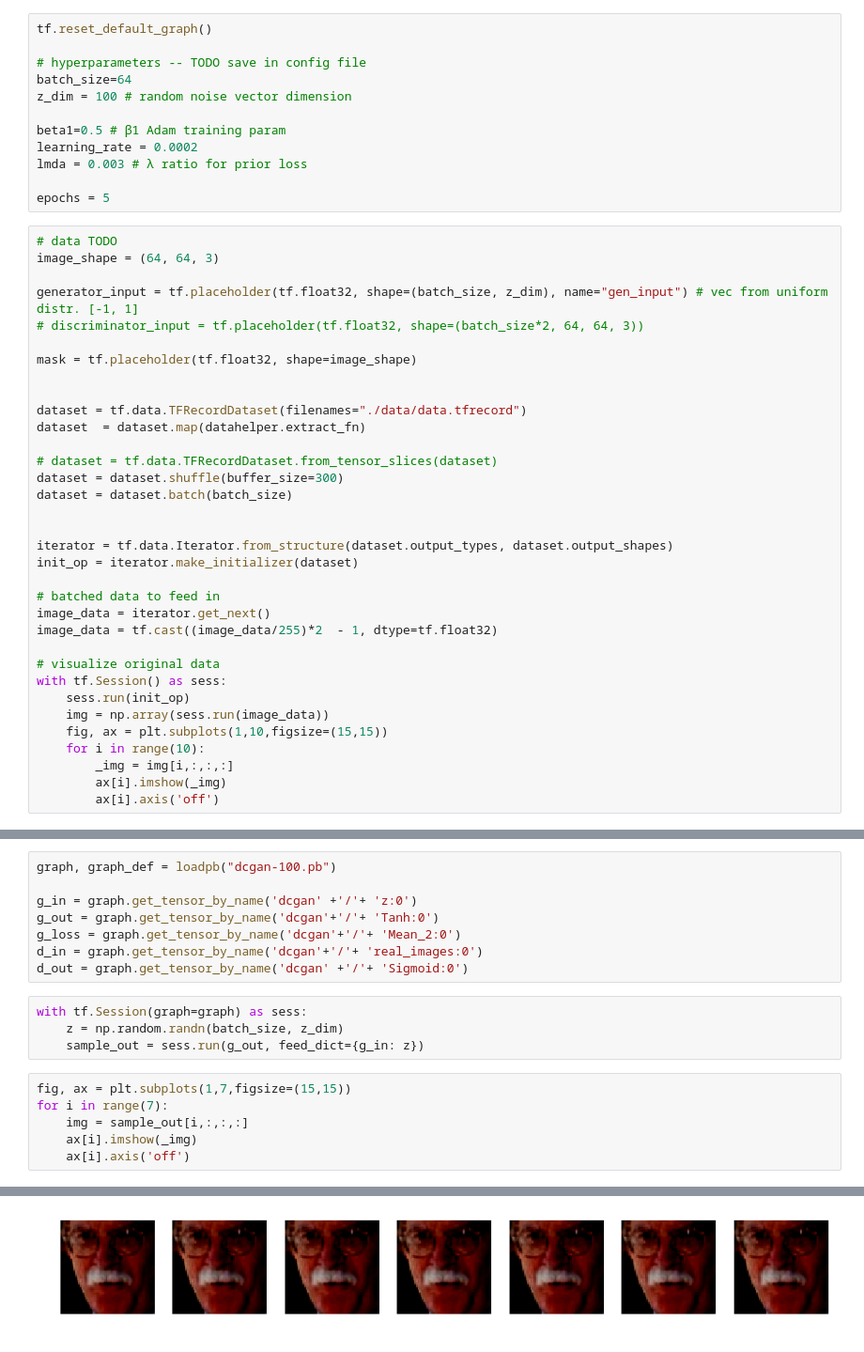
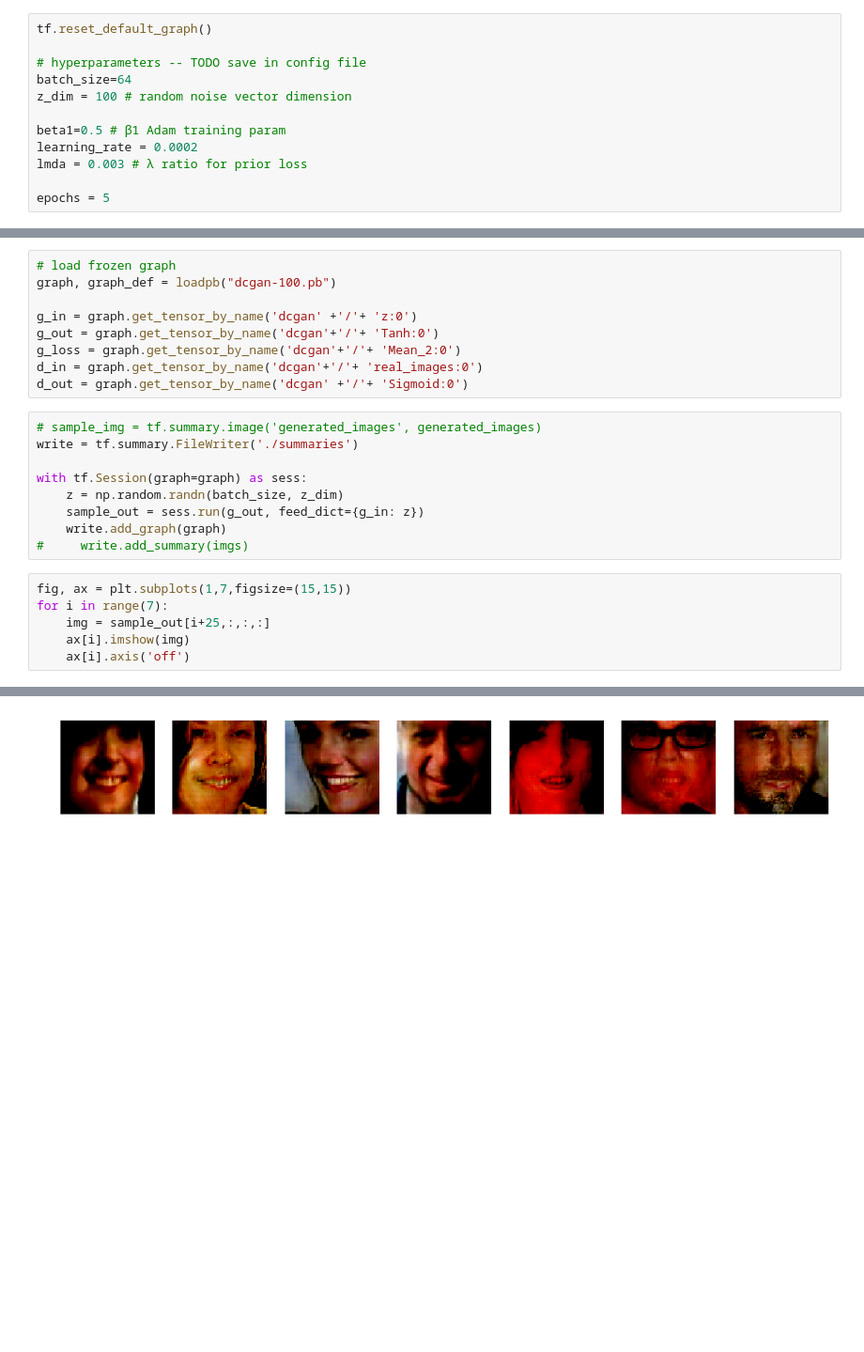
Before and after one commit to nlune/DCGAN-2019, a Jupyter notebook: DCGAN-pretrained.ipynb, the cells around one changed output, grey strips where cells are left out. Shown at 94% size. Cells and saved outputs as stored; diff of their text form; blank space fills up the shorter version.

```diff
--- a/DCGAN-pretrained.ipynb
+++ b/DCGAN-pretrained.ipynb
@@ -39,37 +39,3 @@ learning_rate = 0.0002
 lmda = 0.003 # λ ratio for prior loss
 
 epochs = 5
-# %%
-# data TODO
-image_shape = (64, 64, 3)
-
-generator_input = tf.placeholder(tf.float32, shape=(batch_size, z_dim), name="gen_input") # vec from uniform distr. [-1, 1]
-# discriminator_input = tf.placeholder(tf.float32, shape=(batch_size*2, 64, 64, 3))
-
-mask = tf.placeholder(tf.float32, shape=image_shape)
-
-
-dataset = tf.data.TFRecordDataset(filenames="./data/data.tfrecord")
-dataset  = dataset.map(datahelper.extract_fn)
-
-# dataset = tf.data.TFRecordDataset.from_tensor_slices(dataset)
-dataset = dataset.shuffle(buffer_size=300)
-dataset = dataset.batch(batch_size)
-
-
-iterator = tf.data.Iterator.from_structure(dataset.output_types, dataset.output_shapes)
-init_op = iterator.make_initializer(dataset)
-
-# batched data to feed in
-image_data = iterator.get_next()
-image_data = tf.cast((image_data/255)*2  - 1, dtype=tf.float32)
-
-# visualize original data
-with tf.Session() as sess:
-    sess.run(init_op)
-    img = np.array(sess.run(image_data))
-    fig, ax = plt.subplots(1,10,figsize=(15,15))
-    for i in range(10):
-        _img = img[i,:,:,:]
-        ax[i].imshow(_img)
-        ax[i].axis('off')
@@ -88,4 +42,5 @@ Clipping input data to the valid range for imshow with RGB data ([0..1] for floa
 # %%
+# load frozen graph
 graph, graph_def = loadpb("dcgan-100.pb")
 
 g_in = graph.get_tensor_by_name('dcgan' +'/'+ 'z:0')
@@ -94,21 +49,26 @@ g_loss = graph.get_tensor_by_name('dcgan'+'/'+ 'Mean_2:0')
 d_in = graph.get_tensor_by_name('dcgan'+'/'+ 'real_images:0')
 d_out = graph.get_tensor_by_name('dcgan' +'/'+ 'Sigmoid:0')
 # %%
+# sample_img = tf.summary.image('generated_images', generated_images)
+write = tf.summary.FileWriter('./summaries')
+
 with tf.Session(graph=graph) as sess:
     z = np.random.randn(batch_size, z_dim)
     sample_out = sess.run(g_out, feed_dict={g_in: z})
+    write.add_graph(graph)
+#     write.add_summary(imgs)
 # %%
 fig, ax = plt.subplots(1,7,figsize=(15,15))
 for i in range(7):
-    img = sample_out[i,:,:,:]
-    ax[i].imshow(_img)
+    img = sample_out[i+25,:,:,:]
+    ax[i].imshow(img)
     ax[i].axis('off')
 # %% [output]
 Clipping input data to the valid range for imshow with RGB data ([0..1] for floats or [0..255] for integers).
 Clipping input data to the valid range for imshow with RGB data ([0..1] for floats or [0..255] for integers).
 Clipping input data to the valid range for imshow with RGB data ([0..1] for floats or [0..255] for integers).
 Clipping input data to the valid range for imshow with RGB data ([0..1] for floats or [0..255] for integers).
 Clipping input data to the valid range for imshow with RGB data ([0..1] for floats or [0..255] for integers).
 Clipping input data to the valid range for imshow with RGB data ([0..1] for floats or [0..255] for integers).
 Clipping input data to the valid range for imshow with RGB data ([0..1] for floats or [0..255] for integers).
-[figure, old version]
+[figure, new version]
```
Also changed, not shown: parts of 2 cells of this notebook, 1 other file.
